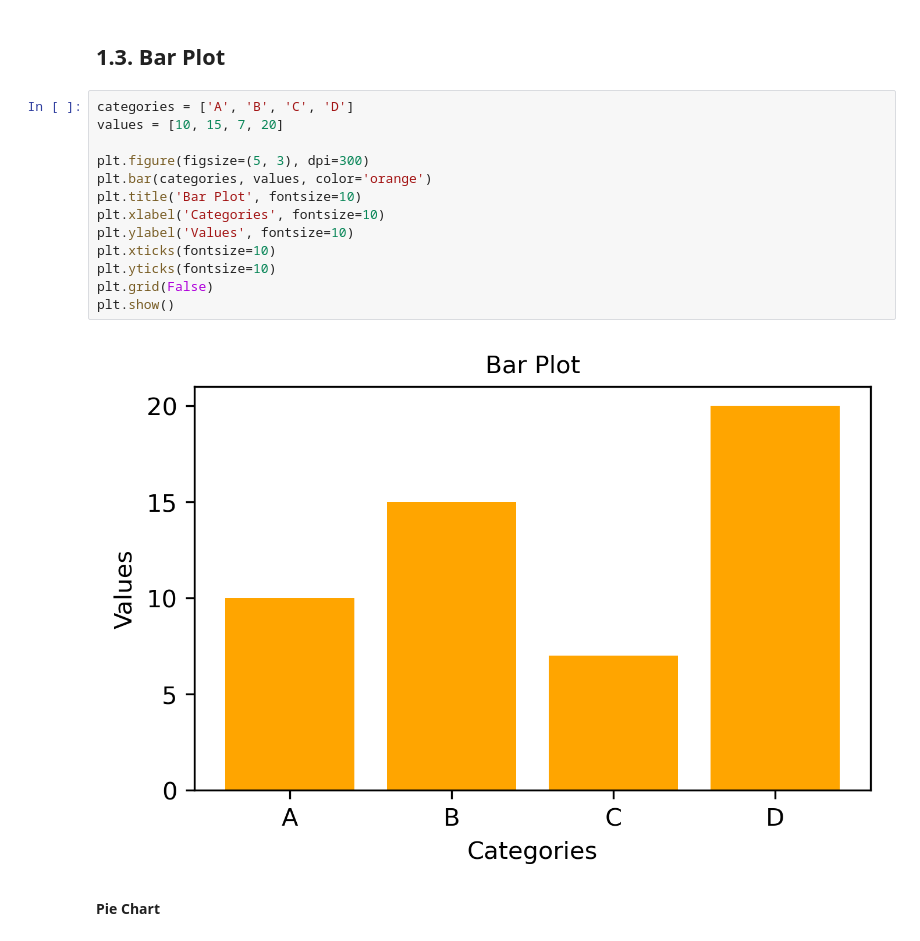
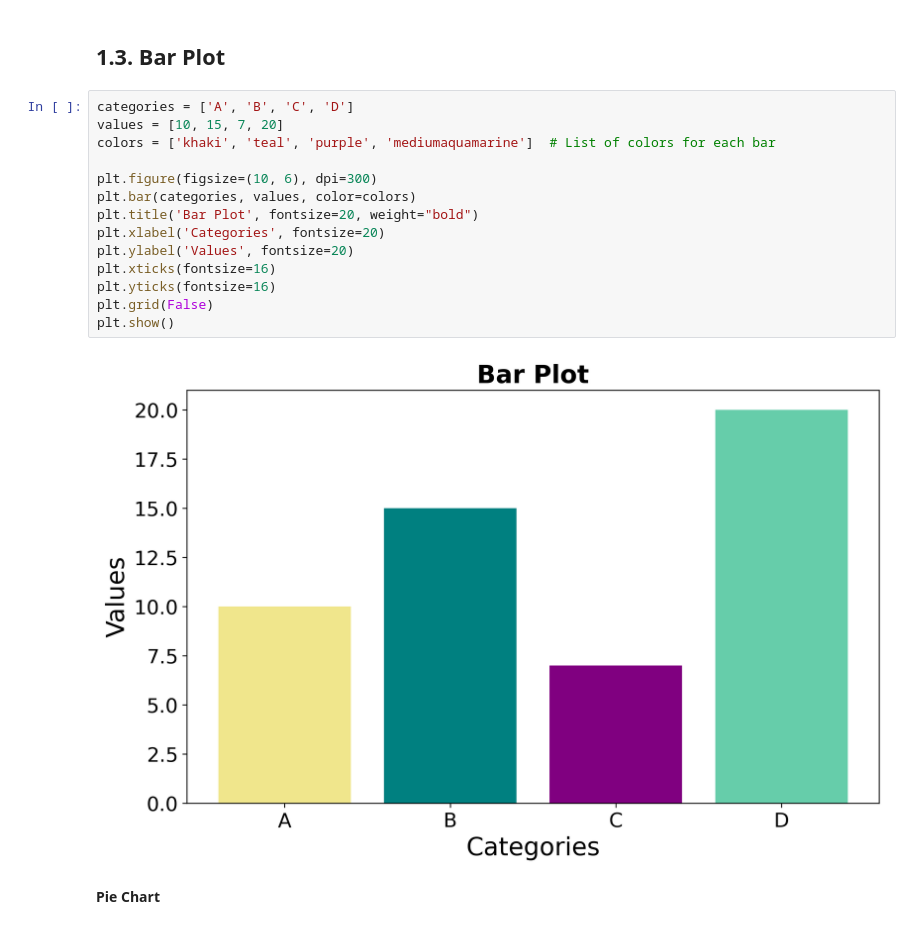
Before and after one commit to extaraordinary/data_visualization, a Jupyter notebook: data_visualization_notebook.ipynb, the cells around one changed output. Saved outputs shown, nothing was run; the diff lists cells and outputs as text.

```diff
--- a/data_visualization_notebook.ipynb
+++ b/data_visualization_notebook.ipynb
@@ -86,18 +94,19 @@ plt.show()
 # %%
 categories = ['A', 'B', 'C', 'D']
 values = [10, 15, 7, 20]
+colors = ['khaki', 'teal', 'purple', 'mediumaquamarine']  # List of colors for each bar
 
-plt.figure(figsize=(5, 3), dpi=300)
-plt.bar(categories, values, color='orange')
-plt.title('Bar Plot', fontsize=10)
-plt.xlabel('Categories', fontsize=10)
-plt.ylabel('Values', fontsize=10)
-plt.xticks(fontsize=10)
-plt.yticks(fontsize=10)
+plt.figure(figsize=(10, 6), dpi=300)
+plt.bar(categories, values, color=colors)
+plt.title('Bar Plot', fontsize=20, weight="bold")
+plt.xlabel('Categories', fontsize=20)
+plt.ylabel('Values', fontsize=20)
+plt.xticks(fontsize=16)
+plt.yticks(fontsize=16)
 plt.grid(False)
 plt.show()
 # %% [output]
-[figure, old version]
+[figure, new version]
 # %% [markdown]
 **Pie Chart**
 # %%
```
Also changed, not shown: parts of 7 cells of this notebook.
